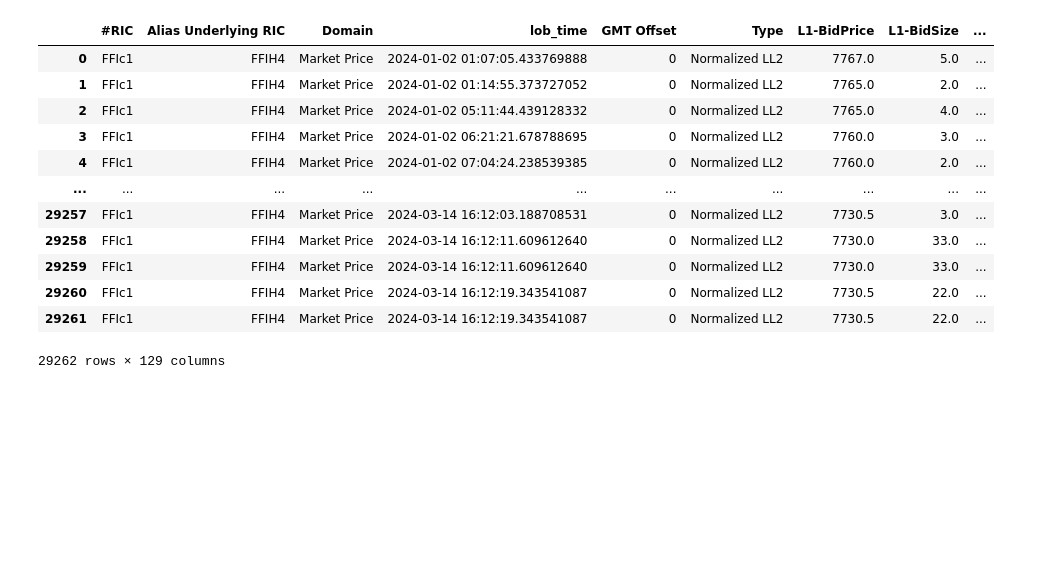
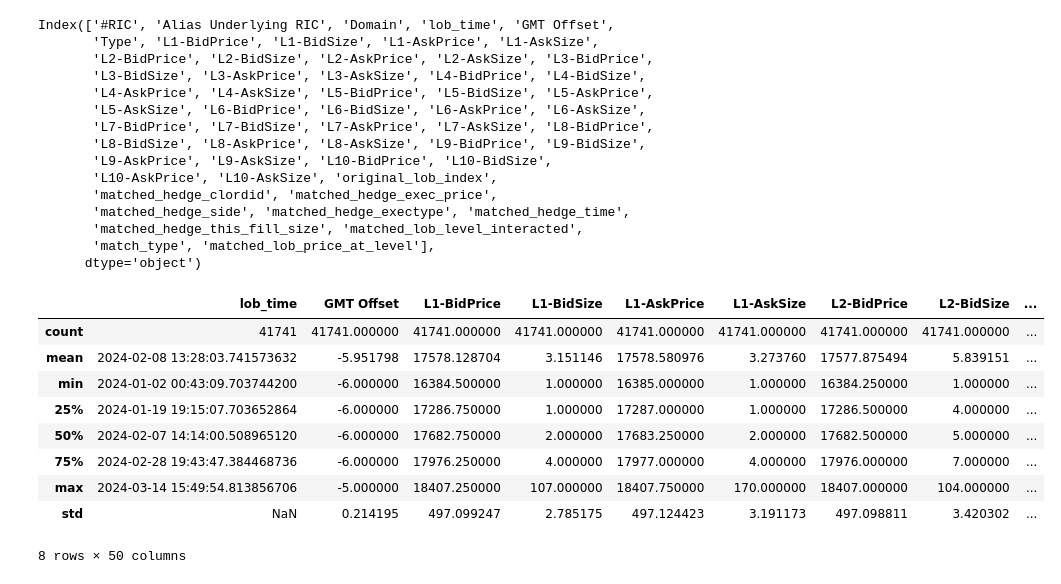
Before and after one commit to QuantResearchTeam/futures-market-analysis, a Jupyter notebook: notebooks/test_match_Results.ipynb, the cells around one changed output. Drawn from its saved outputs; the diff is of its cells as text; code cells hidden in the pictures; blank space fills up the shorter version.

```diff
--- a/notebooks/test_match_Results.ipynb
+++ b/notebooks/test_match_Results.ipynb
@@ -2,21 +2,45 @@
 import pandas as pd
 import os
 import numpy as np
-
-df = pd.read_parquet("/home/projects/futures-market-analysis/data/processed_matched_data/FFIH4_matched_lob_hedge.parquet")
-df
+import seaborn as sns
+# add path os scripts
+import sys
+sys.path.append("../src")
+from preprocess_lob import filter_and_prepare_lob_data
+from load_data import load_lob_data
+df = pd.read_parquet("/home/projects/futures-market-analysis/data/processed_matched_data/NQH24_matched_lob_hedge.parquet")
+ric = 'NQH24'
+#load hedge data
+df_o = load_lob_data("../data", specific_ric=ric)
+df_o_cleaned = filter_and_prepare_lob_data(df_o,specific_ric=ric)
+df.columns
 # %% [output]
-|  | #RIC | Alias Underlying RIC | Domain | lob_time | GMT Offset | Type | L1-BidPrice | L1-BidSize | ... |
-| 0 | FFIc1 | FFIH4 | Market Price | 2024-01-02 01:07:05.433769888 | 0 | Normalized LL2 | 7767.0 | 5.0 | ... |
-| 1 | FFIc1 | FFIH4 | Market Price | 2024-01-02 01:14:55.373727052 | 0 | Normalized LL2 | 7765.0 | 2.0 | ... |
-| 2 | FFIc1 | FFIH4 | Market Price | 2024-01-02 05:11:44.439128332 | 0 | Normalized LL2 | 7765.0 | 4.0 | ... |
-| 3 | FFIc1 | FFIH4 | Market Price | 2024-01-02 06:21:21.678788695 | 0 | Normalized LL2 | 7760.0 | 3.0 | ... |
-| 4 | FFIc1 | FFIH4 | Market Price | 2024-01-02 07:04:24.238539385 | 0 | Normalized LL2 | 7760.0 | 2.0 | ... |
-| ... | ... | ... | ... | ... | ... | ... | ... | ... | ... |
-| 29257 | FFIc1 | FFIH4 | Market Price | 2024-03-14 16:12:03.188708531 | 0 | Normalized LL2 | 7730.5 | 3.0 | ... |
-| 29258 | FFIc1 | FFIH4 | Market Price | 2024-03-14 16:12:11.609612640 | 0 | Normalized LL2 | 7730.0 | 33.0 | ... |
-| 29259 | FFIc1 | FFIH4 | Market Price | 2024-03-14 16:12:11.609612640 | 0 | Normalized LL2 | 7730.0 | 33.0 | ... |
-| 29260 | FFIc1 | FFIH4 | Market Price | 2024-03-14 16:12:19.343541087 | 0 | Normalized LL2 | 7730.5 | 22.0 | ... |
-| 29261 | FFIc1 | FFIH4 | Market Price | 2024-03-14 16:12:19.343541087 | 0 | Normalized LL2 | 7730.5 | 22.0 | ... |
-29262 rows × 129 columns
+Index(['#RIC', 'Alias Underlying RIC', 'Domain', 'lob_time', 'GMT Offset',
+       'Type', 'L1-BidPrice', 'L1-BidSize', 'L1-AskPrice', 'L1-AskSize',
+       'L2-BidPrice', 'L2-BidSize', 'L2-AskPrice', 'L2-AskSize', 'L3-BidPrice',
+       'L3-BidSize', 'L3-AskPrice', 'L3-AskSize', 'L4-BidPrice', 'L4-BidSize',
+       'L4-AskPrice', 'L4-AskSize', 'L5-BidPrice', 'L5-BidSize', 'L5-AskPrice',
+       'L5-AskSize', 'L6-BidPrice', 'L6-BidSize', 'L6-AskPrice', 'L6-AskSize',
+       'L7-BidPrice', 'L7-BidSize', 'L7-AskPrice', 'L7-AskSize', 'L8-BidPrice',
+       'L8-BidSize', 'L8-AskPrice', 'L8-AskSize', 'L9-BidPrice', 'L9-BidSize',
+       'L9-AskPrice', 'L9-AskSize', 'L10-BidPrice', 'L10-BidSize',
+       'L10-AskPrice', 'L10-AskSize', 'original_lob_index',
+       'matched_hedge_clordid', 'matched_hedge_exec_price',
+       'matched_hedge_side', 'matched_hedge_exectype', 'matched_hedge_time',
+       'matched_hedge_this_fill_size', 'matched_lob_level_interacted',
+       'match_type', 'matched_lob_price_at_level'],
+      dtype='object')
+# %%
+df.describe()
+# %% [output]
+|  | lob_time | GMT Offset | L1-BidPrice | L1-BidSize | L1-AskPrice | L1-AskSize | L2-BidPrice | L2-BidSize | ... |
+| count | 41741 | 41741.000000 | 41741.000000 | 41741.000000 | 41741.000000 | 41741.000000 | 41741.000000 | 41741.000000 | ... |
+| mean | 2024-02-08 13:28:03.741573632 | -5.951798 | 17578.128704 | 3.151146 | 17578.580976 | 3.273760 | 17577.875494 | 5.839151 | ... |
+| min | 2024-01-02 00:43:09.703744200 | -6.000000 | 16384.500000 | 1.000000 | 16385.000000 | 1.000000 | 16384.250000 | 1.000000 | ... |
+| 25% | 2024-01-19 19:15:07.703652864 | -6.000000 | 17286.750000 | 1.000000 | 17287.000000 | 1.000000 | 17286.500000 | 4.000000 | ... |
+| 50% | 2024-02-07 14:14:00.508965120 | -6.000000 | 17682.750000 | 2.000000 | 17683.250000 | 2.000000 | 17682.500000 | 5.000000 | ... |
+| 75% | 2024-02-28 19:43:47.384468736 | -6.000000 | 17976.250000 | 4.000000 | 17977.000000 | 4.000000 | 17976.000000 | 7.000000 | ... |
+| max | 2024-03-14 15:49:54.813856706 | -5.000000 | 18407.250000 | 107.000000 | 18407.750000 | 170.000000 | 18407.000000 | 104.000000 | ... |
+| std | NaN | 0.214195 | 497.099247 | 2.785175 | 497.124423 | 3.191173 | 497.098811 | 3.420302 | ... |
+8 rows × 50 columns
 # %%
```
Also changed, not shown: parts of 3 cells of this notebook, 1 other file.
